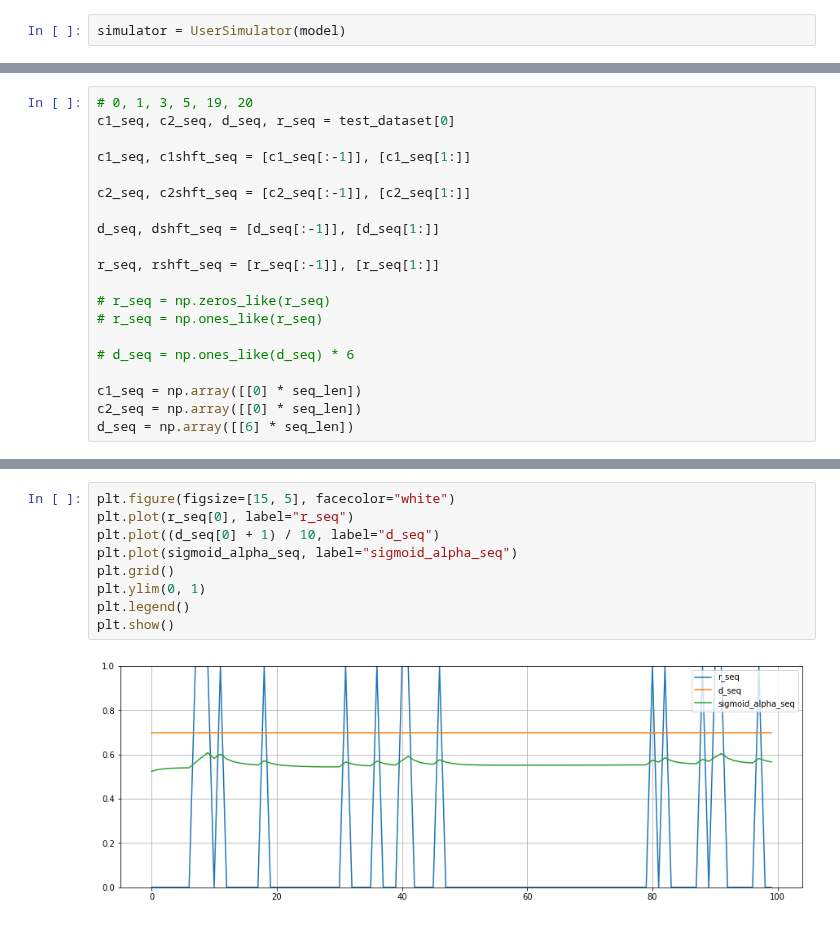
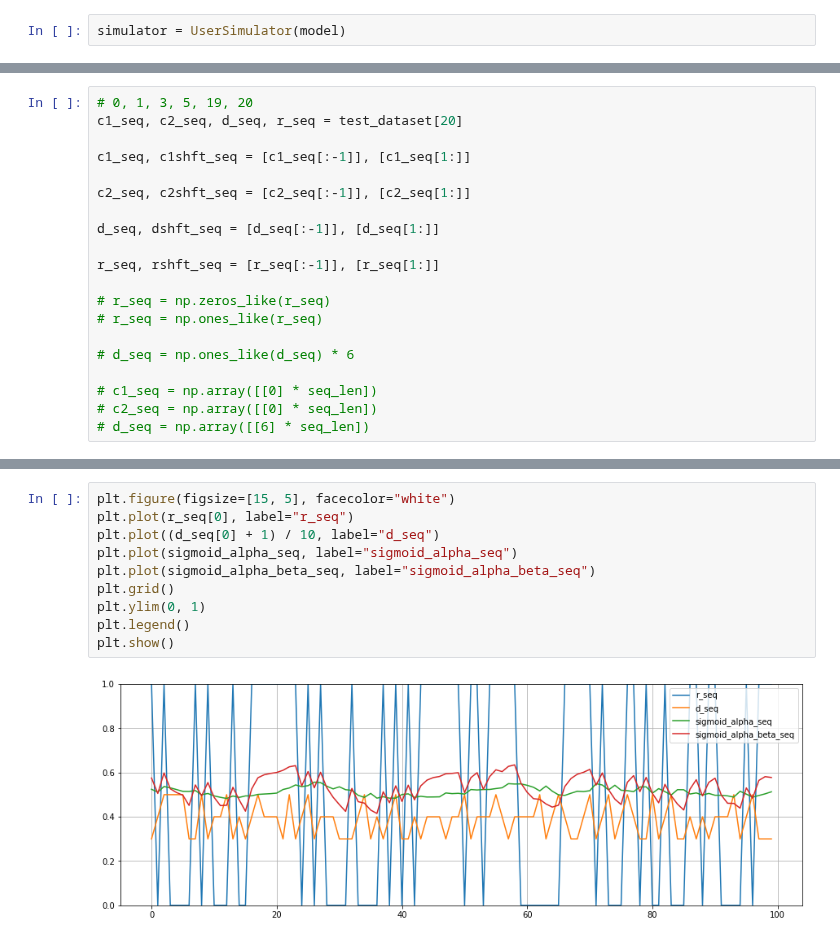
Before and after one commit to Wonriedu/ai-user-modeling, a Jupyter notebook: simulation_test.ipynb, the cells around one changed output, grey strips where cells are left out. Cells and saved outputs as stored; diff of their text form.

```diff
--- a/simulation_test.ipynb
+++ b/simulation_test.ipynb
@@ -130,7 +130,7 @@ test_dataset[20]
         0., 1., 1., 1., 1., 1., 0., 0., 1., 1., 1., 1., 0., 1., 1., 1.]))
 # %%
 # 0, 1, 3, 5, 19, 20
-c1_seq, c2_seq, d_seq, r_seq = test_dataset[0]
+c1_seq, c2_seq, d_seq, r_seq = test_dataset[20]
 
 c1_seq, c1shft_seq = [c1_seq[:-1]], [c1_seq[1:]]
 
@@ -145,6 +145,6 @@ r_seq, rshft_seq = [r_seq[:-1]], [r_seq[1:]]
 
 # d_seq = np.ones_like(d_seq) * 6
 
-c1_seq = np.array([[0] * seq_len])
-c2_seq = np.array([[0] * seq_len])
-d_seq = np.array([[6] * seq_len])
+# c1_seq = np.array([[0] * seq_len])
+# c2_seq = np.array([[0] * seq_len])
+# d_seq = np.array([[6] * seq_len])
@@ -164,14 +223,15 @@ r_seq = r_seq.detach().cpu().numpy()
 # %%
 plt.figure(figsize=[15, 5], facecolor="white")
 plt.plot(r_seq[0], label="r_seq")
 plt.plot((d_seq[0] + 1) / 10, label="d_seq")
 plt.plot(sigmoid_alpha_seq, label="sigmoid_alpha_seq")
+plt.plot(sigmoid_alpha_beta_seq, label="sigmoid_alpha_beta_seq")
 plt.grid()
 plt.ylim(0, 1)
 plt.legend()
 plt.show()
 # %% [output]
-[figure, old version]
+[figure, new version]
 # %%
 plt.figure(figsize=[20, (len(np.unique(c2_seq)) + 1) // 2], facecolor="white")
 temp = np.concatenate([CQ_seq[:, np.unique(c2_seq)].T, r_seq], axis=0)
```
Also changed, not shown: parts of 6 cells of this notebook, 11 other files.
